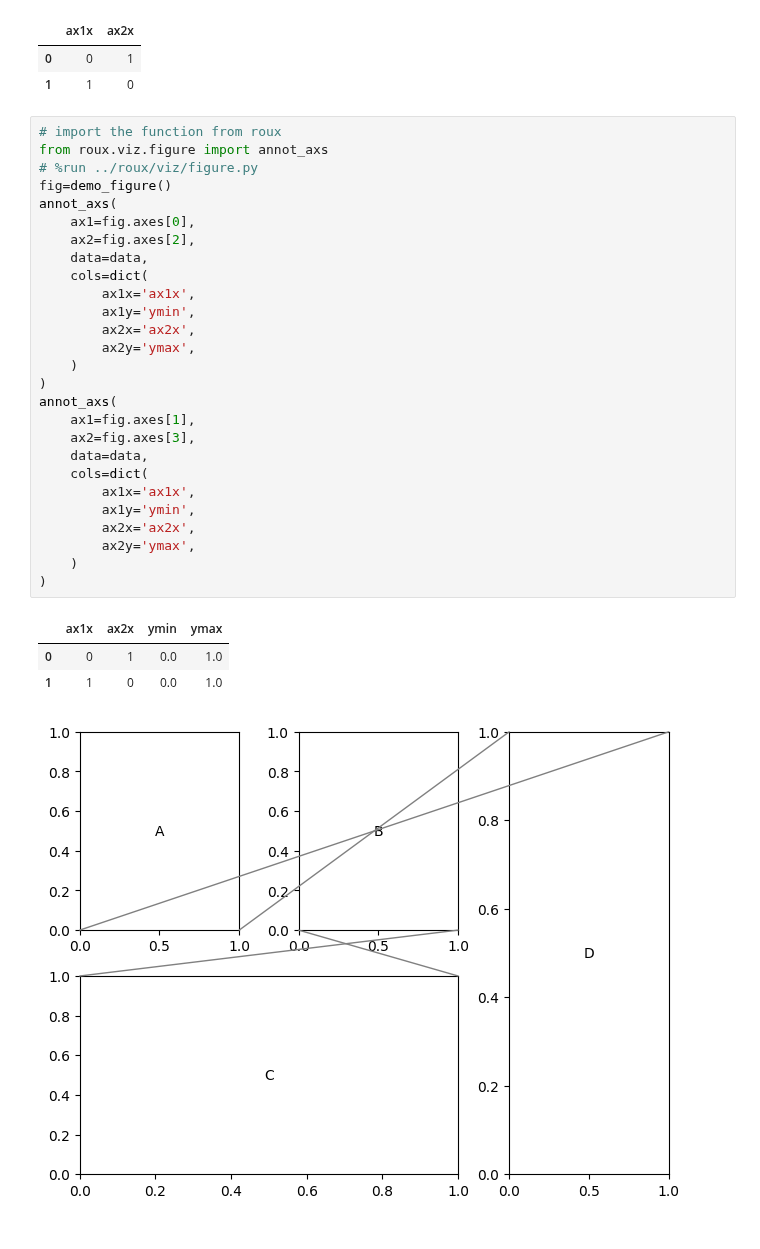
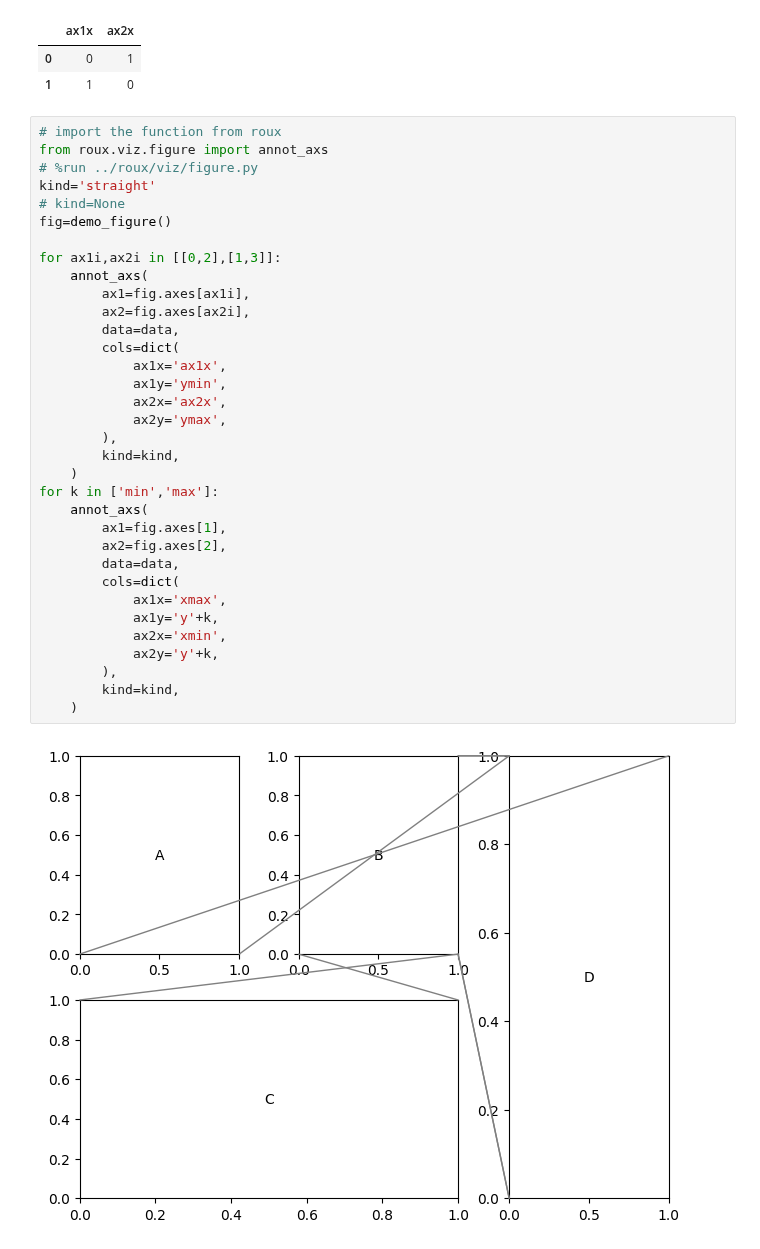
Before and after one commit to rraadd88/roux, a Jupyter notebook: examples/roux_viz_figure.ipynb, the cells around one changed output. Saved outputs shown, nothing was run; the diff lists cells and outputs as text.

```diff
--- a/examples/roux_viz_figure.ipynb
+++ b/examples/roux_viz_figure.ipynb
@@ -90,34 +90,38 @@ data
 # %%
 # import the function from roux
 from roux.viz.figure import annot_axs
 # %run ../roux/viz/figure.py
+kind='straight'
+# kind=None
 fig=demo_figure()
-annot_axs(
-    ax1=fig.axes[0],
-    ax2=fig.axes[2],
-    data=data,
-    cols=dict(
-        ax1x='ax1x',
-        ax1y='ymin',
-        ax2x='ax2x',
-        ax2y='ymax',
+
+for ax1i,ax2i in [[0,2],[1,3]]:
+    annot_axs(
+        ax1=fig.axes[ax1i],
+        ax2=fig.axes[ax2i],
+        data=data,
+        cols=dict(
+            ax1x='ax1x',
+            ax1y='ymin',
+            ax2x='ax2x',
+            ax2y='ymax',
+        ),
+        kind=kind,
     )
-)
-annot_axs(
-    ax1=fig.axes[1],
-    ax2=fig.axes[3],
-    data=data,
-    cols=dict(
-        ax1x='ax1x',
-        ax1y='ymin',
-        ax2x='ax2x',
-        ax2y='ymax',
+for k in ['min','max']:
+    annot_axs(
+        ax1=fig.axes[1],
+        ax2=fig.axes[2],
+        data=data,
+        cols=dict(
+            ax1x='xmax',
+            ax1y='y'+k,
+            ax2x='xmin',
+            ax2y='y'+k,
+        ),
+        kind=kind,
     )
-)
 # %% [output]
-|  | ax1x | ax2x | ymin | ymax |
-| 0 | 0 | 1 | 0.0 | 1.0 |
-| 1 | 1 | 0 | 0.0 | 1.0 |
-[figure, old version]
+[figure, new version]
 # %% [markdown]
 #### Documentation
```
Also changed, not shown: parts of 1 cell of this notebook, 5 other files.
